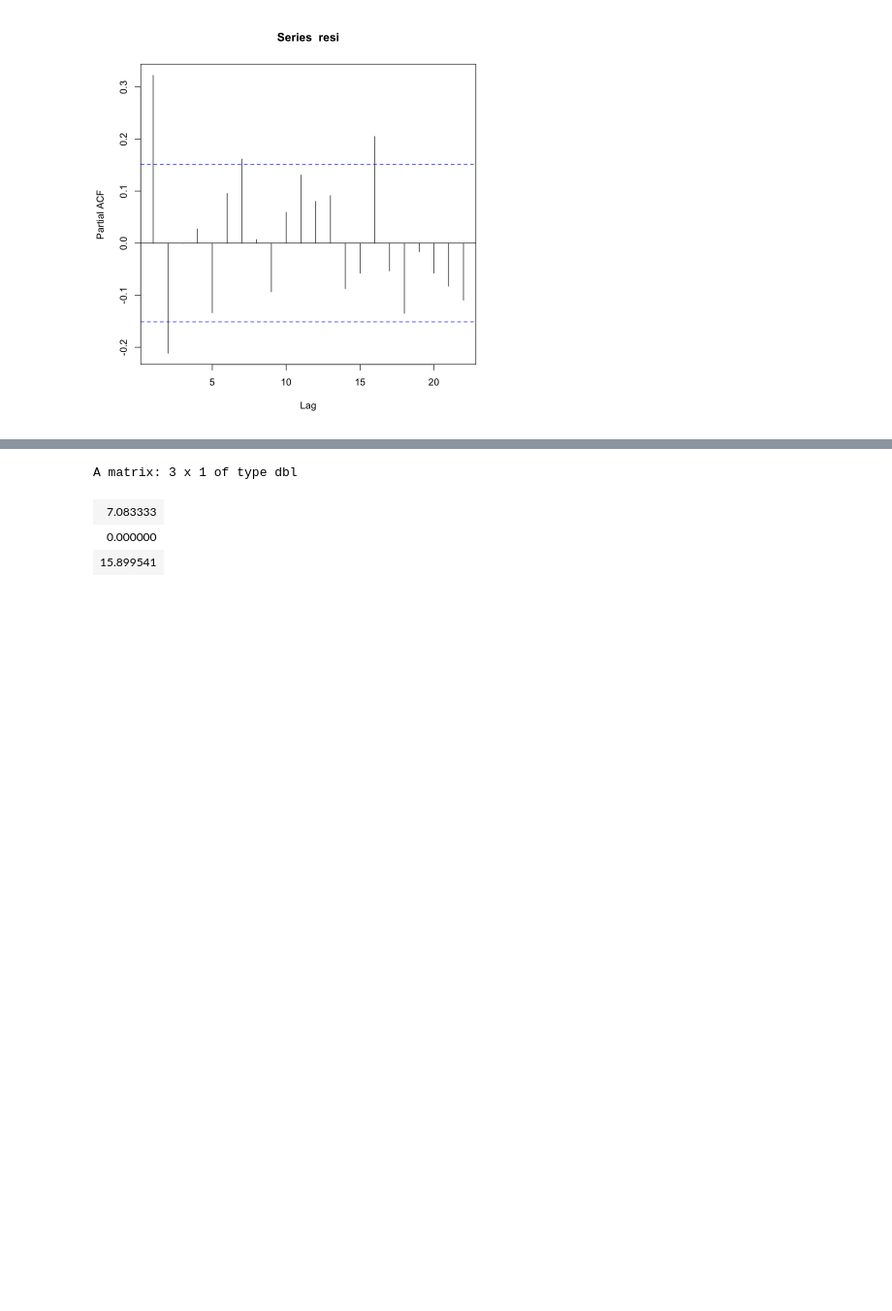
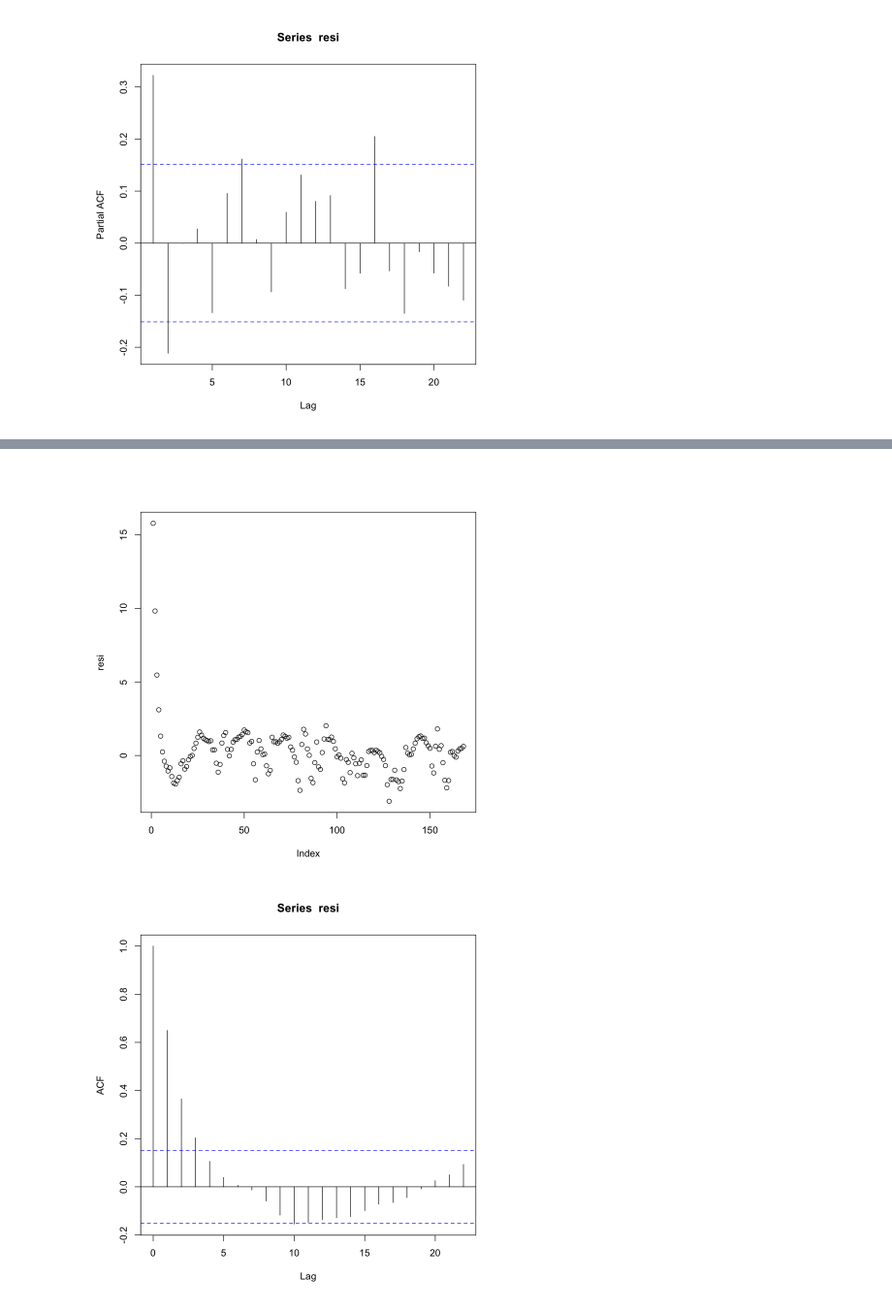
Before and after one commit to mathilderask/TimeSeriesAnalysis, a Jupyter notebook: Assignment4/opg2_nik.ipynb, the cells around one changed output, grey strips where cells are left out. Shown: that part at 97% size. Cells and saved outputs as stored; diff of their text form; code cells hidden in the pictures; blank space fills up the shorter version.

```diff
--- a/Assignment4/opg2_nik.ipynb
+++ b/Assignment4/opg2_nik.ipynb
@@ -86,7 +118,10 @@ $message
-# %%
-0.7945890474361199.840797050872531e-041e-042.400682446959130.1908898209014355.236812925607080.1791129876658261e-040.6692377007682799.085180565432635.399394283541875.049413089313510.01725975307772370.1832769495971457.95762324741053
-# %% [output]
-A matrix: 3 x 1 of type dbl
-| 7.083333 |
-| 0.000000 |
-| 15.899541 |
+# %%
+par <- c(0.0147840289711578,9.8460232437838,0.0226061128118322,0.464616287403753,1.70057340600187,0.839302282415891,3.50201759342375,0.599572352437142,1e-04,1.48995403683668,9.19281530649842,5.4886165665028,4.93222122018282,0.00278076146231157,0.18525324778662,7.5575242456597)
+ypred <-kf_logLik_dt(par = par,df = data)
+resi<-data$Y-ypred
+plot(resi)
+acf(resi)
+pacf(resi)
+# %% [output]
+[figure, added]
+[figure, added]
```
Also changed, not shown: parts of 4 cells of this notebook, 1 other file.
